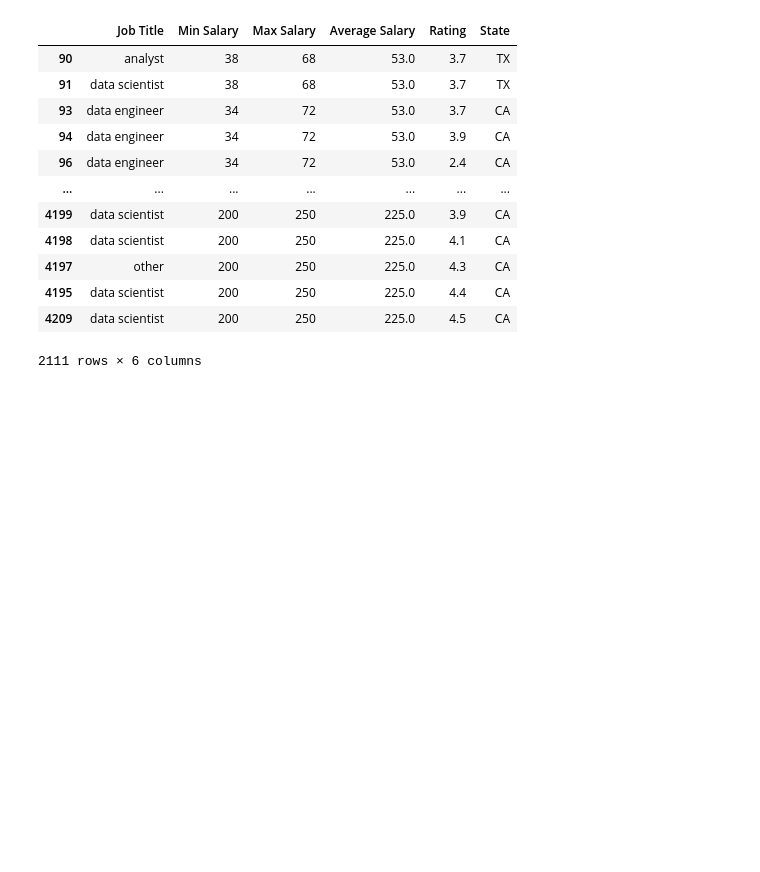
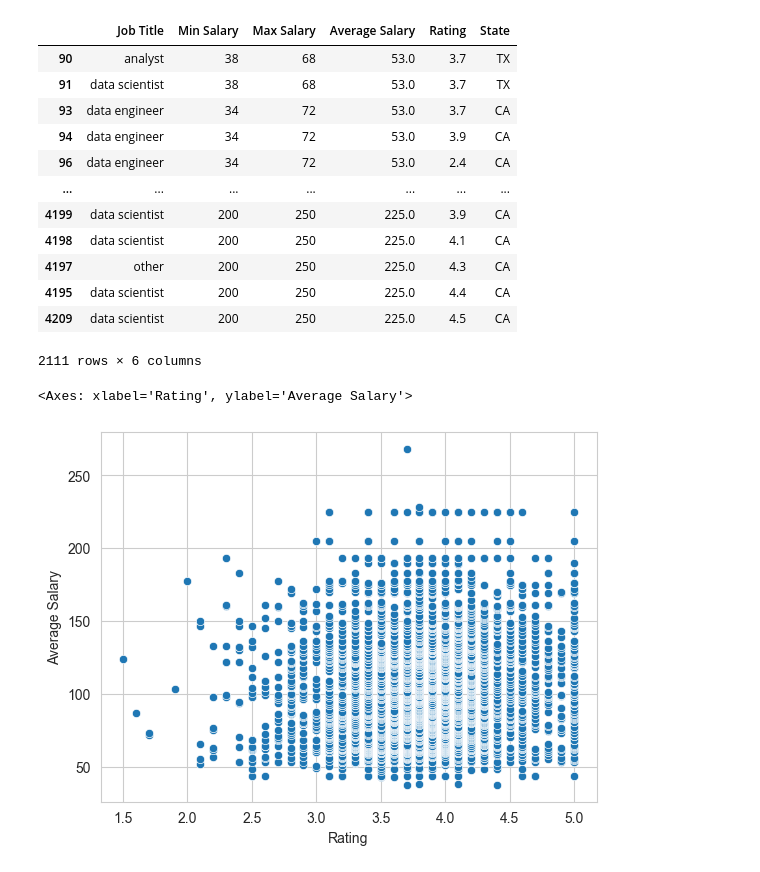
Before and after one commit to ParsaMehdipour/DataScience-Salary-Estimation, a Jupyter notebook: Plots.ipynb, the cells around one changed output. Saved outputs shown, nothing was run; the diff lists cells and outputs as text; code cells hidden in the pictures; blank space fills up the shorter version.

Commit message:
feat : add scatter plots

```diff
--- a/Plots.ipynb
+++ b/Plots.ipynb
@@ -126,3 +138,8 @@ selected_states
 | 4195 | data scientist | 200 | 250 | 225.0 | 4.4 | CA |
 | 4209 | data scientist | 200 | 250 | 225.0 | 4.5 | CA |
 2111 rows × 6 columns
+# %%
+sns.scatterplot(x='Rating', y='Average Salary', data=df)
+# %% [output]
+<Axes: xlabel='Rating', ylabel='Average Salary'>
+[figure, added]
```
Also changed, not shown: parts of 4 cells of this notebook.
